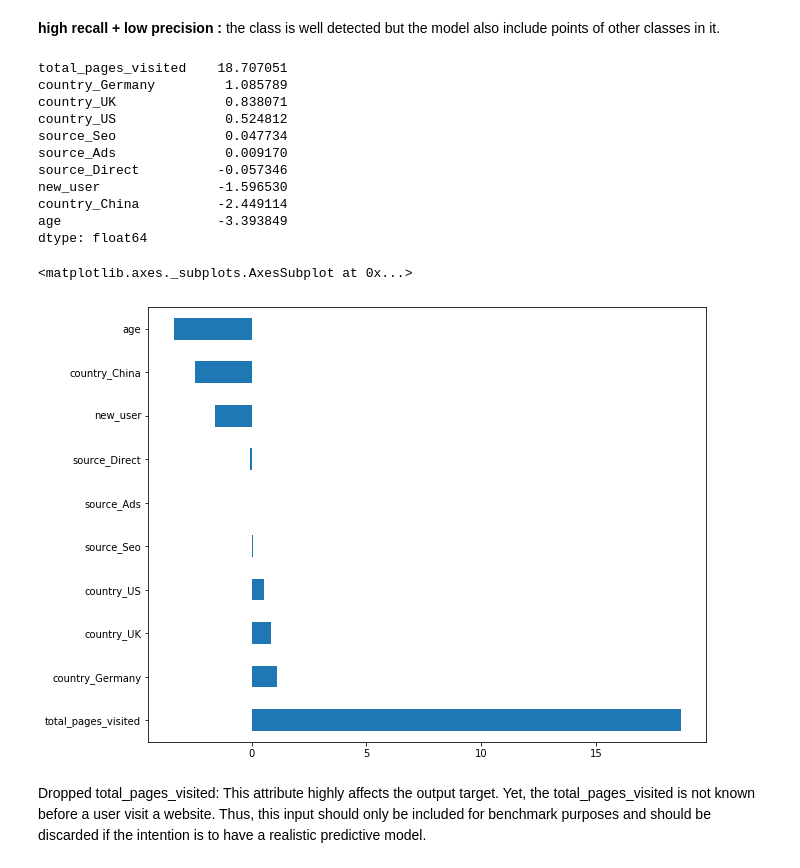
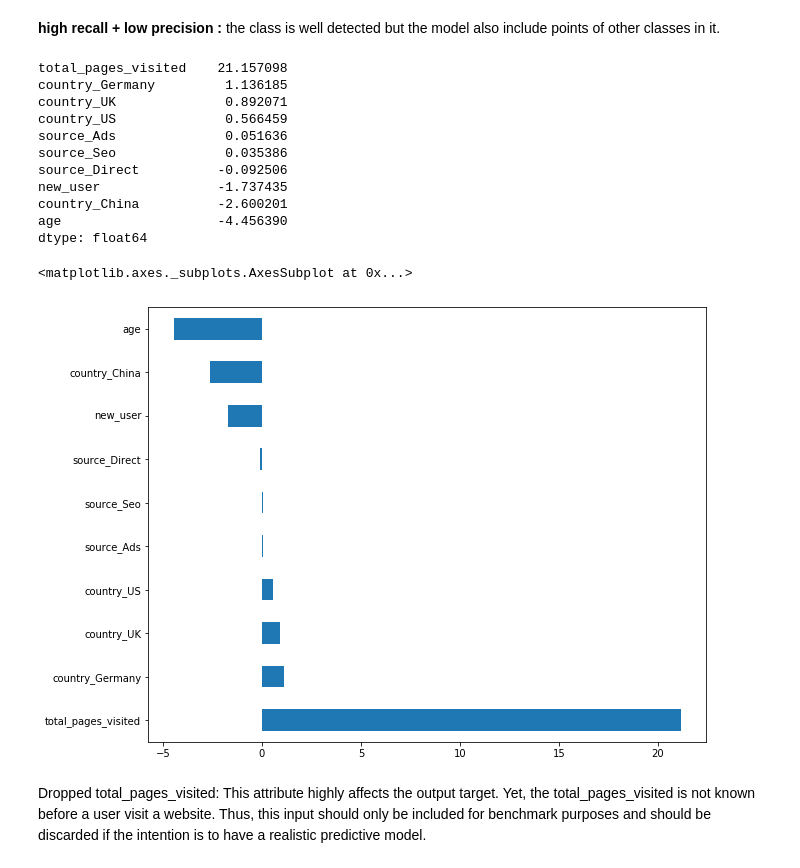
Before and after one commit to balloon0315/Projects, a Jupyter notebook: 08-[Machine Learning]-Conversion Rate Optimization/CRO-imbalance-Logistic Regression.ipynb, the cells around one changed output. Cells and saved outputs as stored; diff of their text form; code cells hidden in the pictures.

```diff
--- a/08-[Machine Learning]-Conversion Rate Optimization/CRO-imbalance-Logistic Regression.ipynb
+++ b/08-[Machine Learning]-Conversion Rate Optimization/CRO-imbalance-Logistic Regression.ipynb
@@ -628,24 +628,24 @@ All result in good AUC, suggesting two classes from all dataset well-separated.
 **high recall + low precision :** the class is well detected but the model also include points of other classes in it.
 # %%
 #Let's see what the important coefficients are:
-coef_columns = [x for x in undersampled_train_data.columns if x != "converted"]
-varimp=pd.Series(lr.coef_.ravel(),coef_columns).sort_values(ascending=False)
+coef_columns = [x for x in X_tn.columns]
+varimp=pd.Series(LR.coef_.ravel(),coef_columns).sort_values(ascending=False)
 print(varimp)
 varimp.plot(kind='barh',figsize=(10,8))
 # %% [output]
-total_pages_visited    18.707051
-country_Germany         1.085789
-country_UK              0.838071
-country_US              0.524812
-source_Seo              0.047734
-source_Ads              0.009170
-source_Direct          -0.057346
-new_user               -1.596530
-country_China          -2.449114
-age                    -3.393849
+total_pages_visited    21.157098
+country_Germany         1.136185
+country_UK              0.892071
+country_US              0.566459
+source_Ads              0.051636
+source_Seo              0.035386
+source_Direct          -0.092506
+new_user               -1.737435
+country_China          -2.600201
+age                    -4.456390
 dtype: float64
 <matplotlib.axes._subplots.AxesSubplot at 0x...>
-[figure, old version]
+[figure, new version]
 # %% [markdown]
 Dropped total_pages_visited: This attribute highly affects the output target. Yet, the total_pages_visited is not known before a user visit a website. Thus, this input should only be included for benchmark purposes and should be discarded if the intention is to have a realistic predictive model.
 # %%
```
